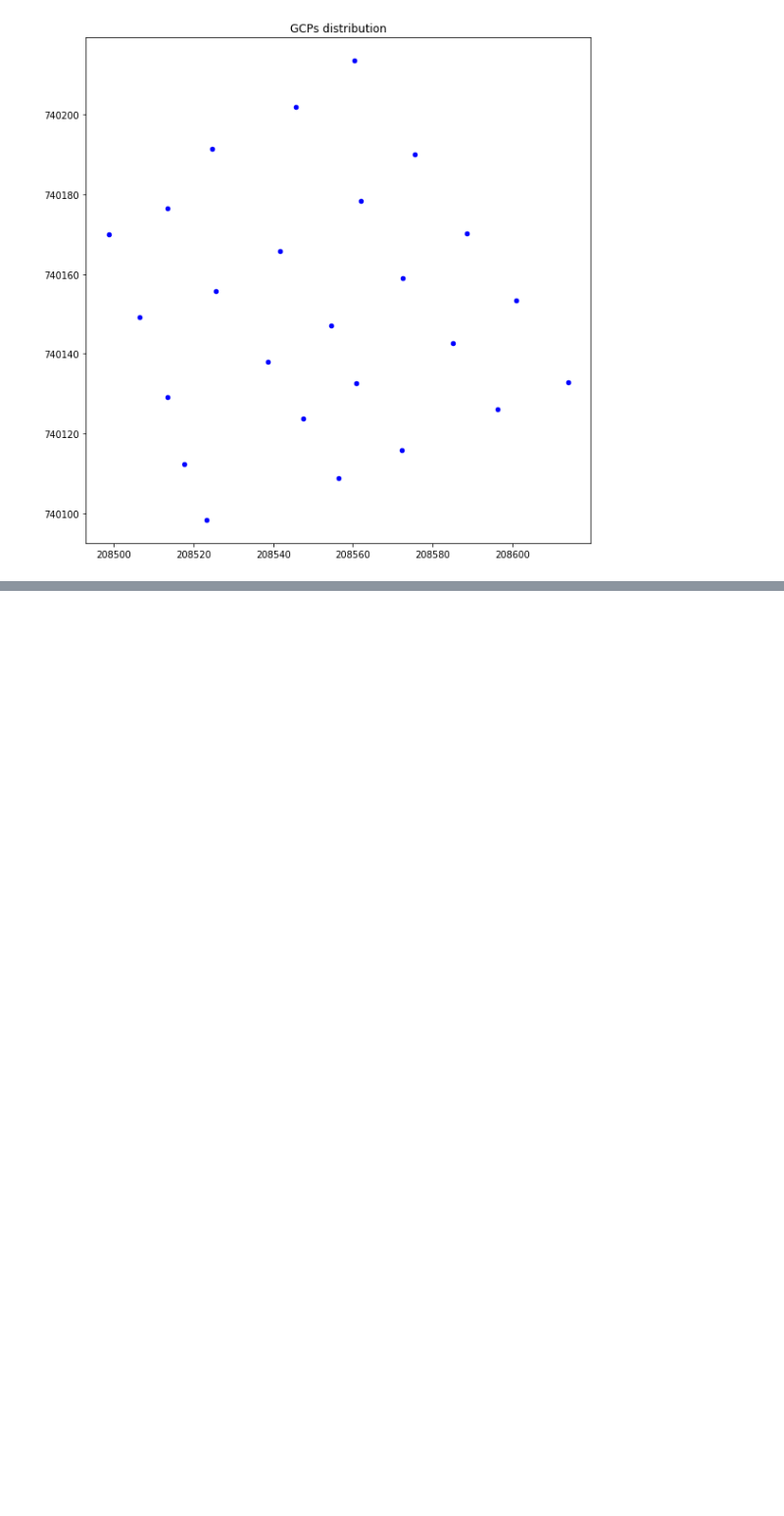
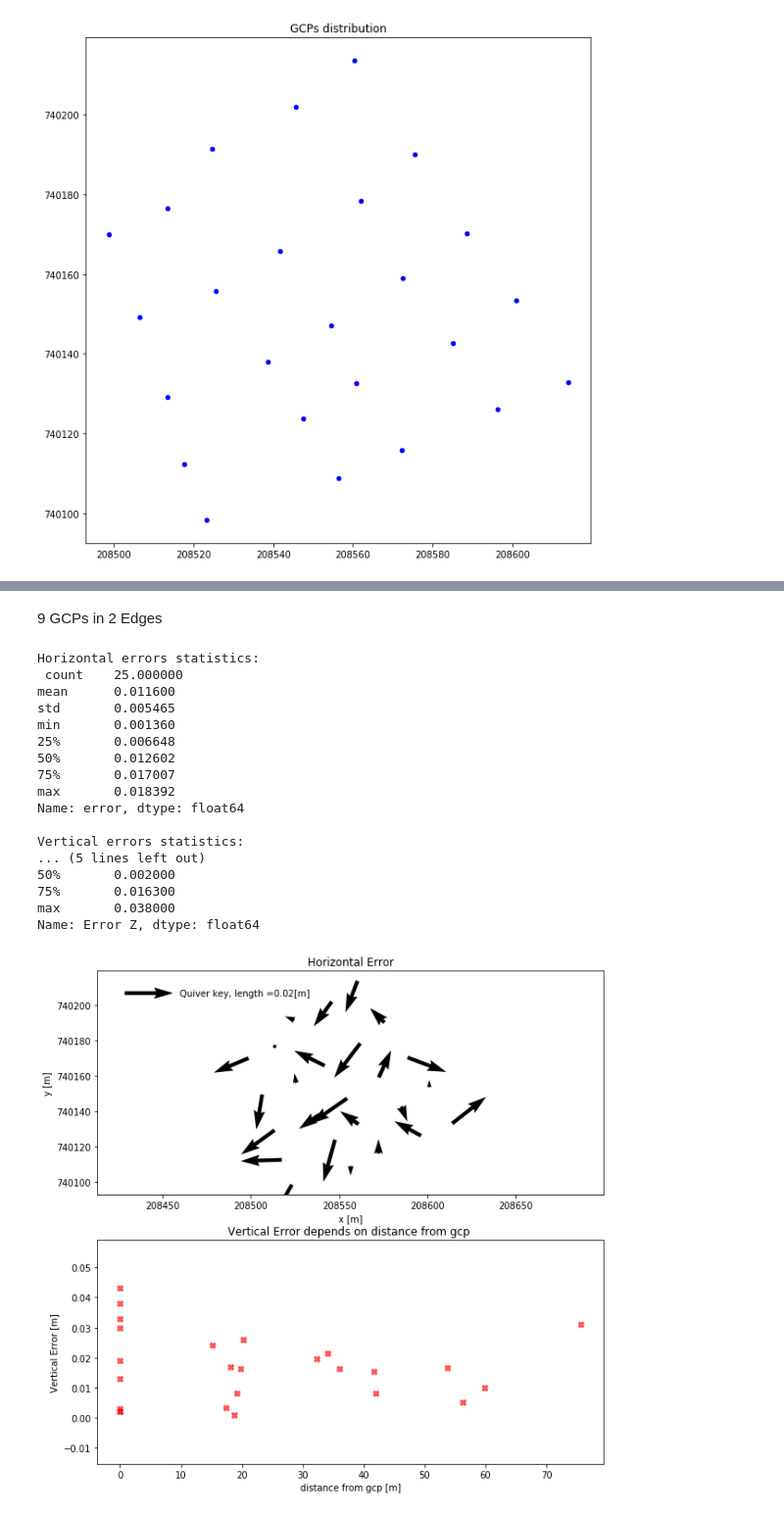
Before and after one commit to noamzimran/RTK-drone-project, a Jupyter notebook: geo_project.ipynb, the cells around one changed output, grey strips where cells are left out. Shown at 98% size. Cells and saved outputs as stored; diff of their text form; code cells hidden in the pictures; blank space fills up the shorter version.

```diff
--- a/geo_project.ipynb
+++ b/geo_project.ipynb
@@ -473,0 +356,23 @@ ttt = gcp.iloc[14,:]
+# %% [markdown]
+9 GCPs in 2 Edges
+# %%
+plot_errors(r'data\points_errors_9GCP_E1-2_acc.csv', 0.02, gcp.iloc[0:9,:])
+# %% [output]
+Horizontal errors statistics:
+ count    25.000000
+mean      0.011600
+std       0.005465
+min       0.001360
+25%       0.006648
+50%       0.012602
+75%       0.017007
+max       0.018392
+Name: error, dtype: float64
+
+Vertical errors statistics:
+... (5 lines left out)
+50%       0.002000
+75%       0.016300
+max       0.038000
+Name: Error Z, dtype: float64
+[figure, added]
```
Also changed, not shown: parts of 40 cells of this notebook.
